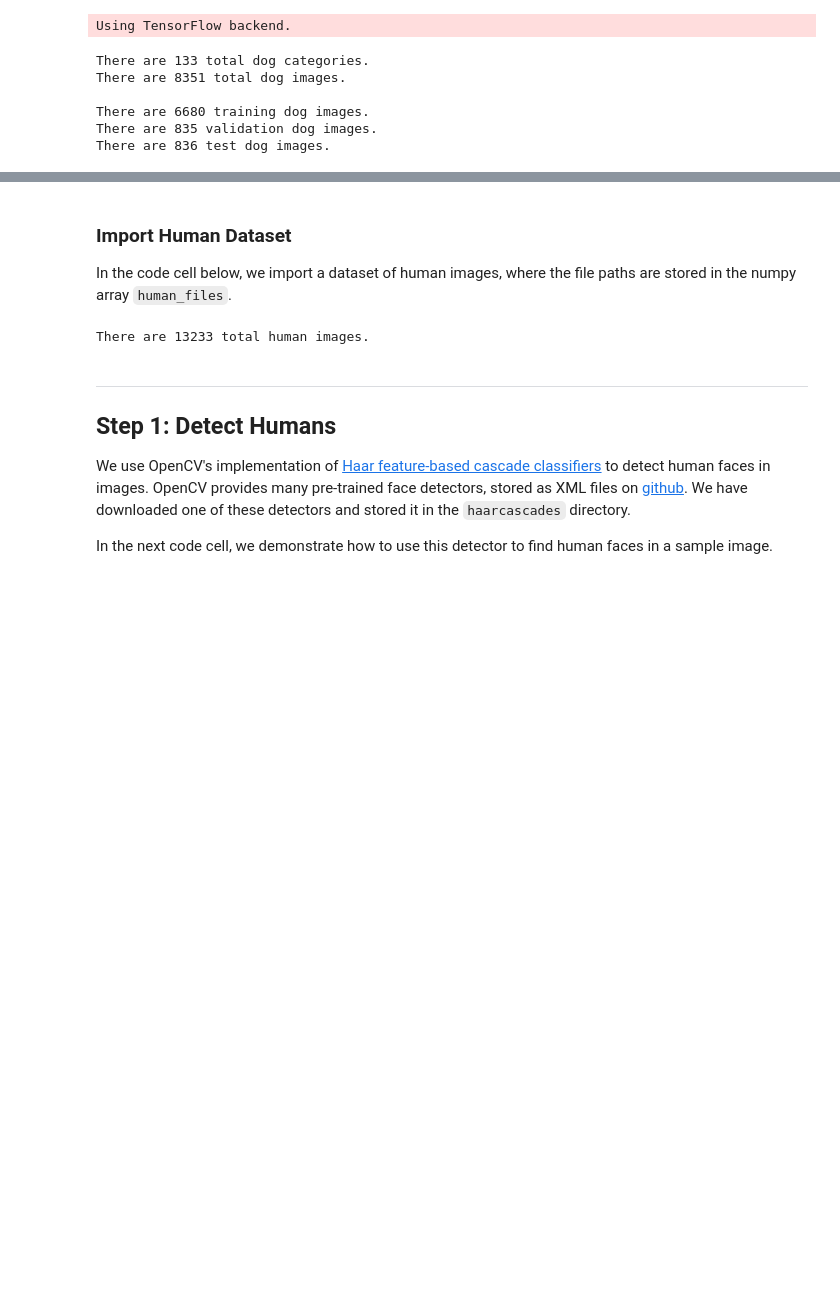
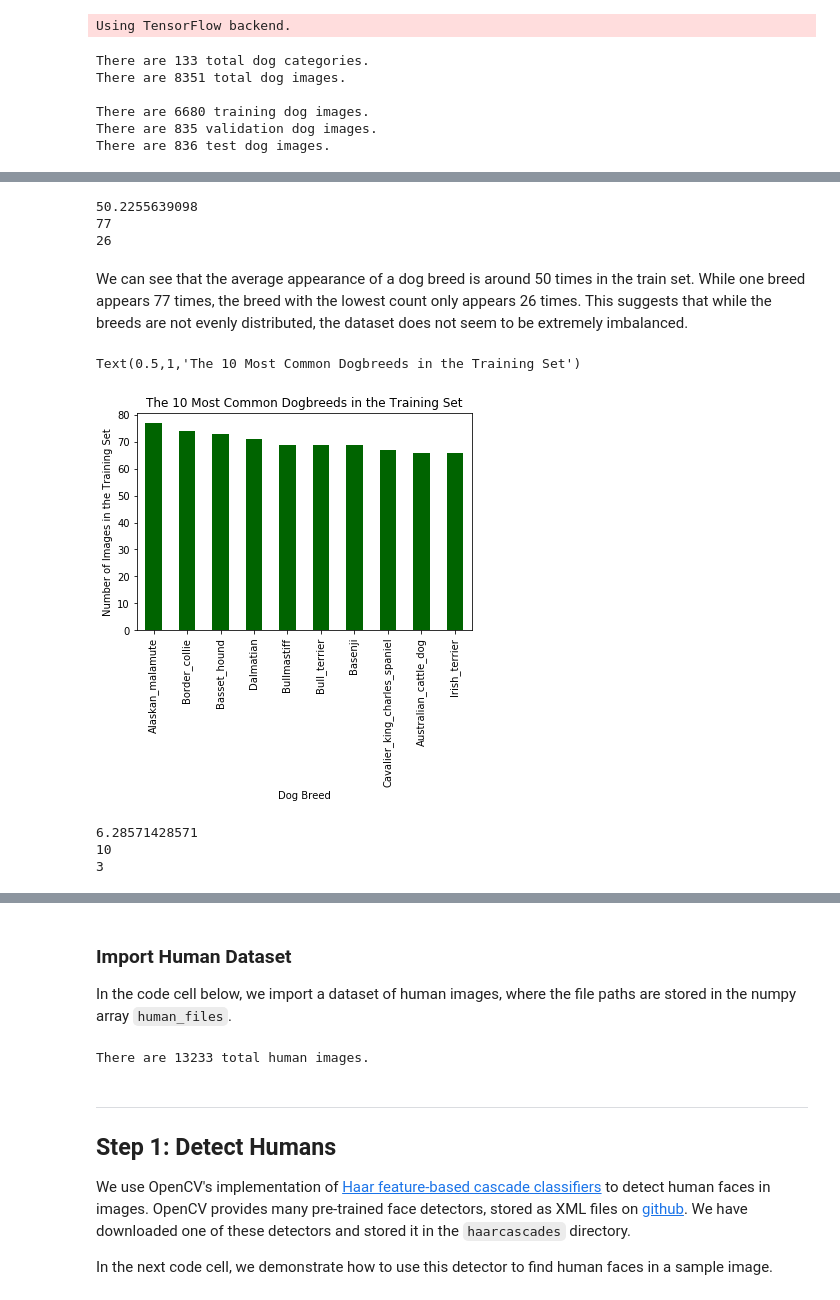
Before and after one commit to benewalter/classifying_dog_breeds, a Jupyter notebook: dog_app.ipynb, the cells around one changed output, grey strips where cells are left out. Cells and saved outputs as stored; diff of their text form; code cells hidden in the pictures; blank space fills up the shorter version.

```diff
--- a/dog_app.ipynb
+++ b/dog_app.ipynb
@@ -93,0 +119,9 @@ There are 836 test dog images.
+# %%
+from PIL import Image
+# Get the number of pixels of each image in train_files
+image_pixels = []
+for img in train_files:
+    im = Image.open(img)
+    width, height = im.size
+    pixels = width*height
+    image_pixels.append(pixels)
@@ -93,0 +133,15 @@ There are 836 test dog images.
+# %%
+# Function that takes in a string a returns the substring after a specified delimiter
+def substring_after(s, delim):
+    return s.partition(delim)[2]
+# Function that takes in a string a returns the substring before a specified delimiter
+def substring_before(s, delim):
+    return s.partition(delim)[0]
+# Function that takes in a path to an image (representing a string value) and a delimiter; based on this it returns the dog
+# name that is part of the image path (representing the dog breed shown in the image)
+def dog_name_extractor(image_path, deliminator):
+    s = image_path
+    s_temp = substring_after(s, deliminator)
+    s_temp_2 = substring_after(s_temp, '.')
+    dog_name = substring_before(s_temp_2, '/')
+    return dog_name
@@ -93,0 +153,12 @@ There are 836 test dog images.
+# %%
+import pandas as pd
+# Get the dog names for every file in the train set
+train_list = []
+counter = 0
+for img in train_files:
+    dog_name = dog_name_extractor(train_files[counter], '../../../data/dog_images/train/')
+    train_list.append(dog_name)
+    counter = counter + 1
+# Convert results list to data frame
+dog_names_train = pd.DataFrame({'dog_names':train_list})
+dog_names_train.head(5)
@@ -93,0 +193,20 @@ There are 836 test dog images.
+# %%
+# Get some descriptive statistics on the dog names in the train set
+print(dog_names_train['dog_names'].value_counts().mean())
+print(dog_names_train['dog_names'].value_counts().max())
+print(dog_names_train['dog_names'].value_counts().min())
+# %% [output]
+50.2255639098
+77
+26
+# %% [markdown]
+We can see that the average appearance of a dog breed is around 50 times in the train set. While one breed appears 77 times, the breed with the lowest count only appears 26 times. This suggests that while the breeds are not evenly distributed, the dataset does not seem to be extremely imbalanced.
+# %%
+# Plot the ten most frequent dog breeds in the training set
+dog_names_train['dog_names'].value_counts().sort_values(ascending=False).head(10).plot(kind = 'bar', color = 'darkgreen')
+plt.xlabel('Dog Breed')
+plt.ylabel('Number of Images in the Training Set')
+plt.title('The 10 Most Common Dogbreeds in the Training Set')
+# %% [output]
+Text(0.5,1,'The 10 Most Common Dogbreeds in the Training Set')
+[figure, added]
@@ -93,0 +223,9 @@ There are 836 test dog images.
+# %%
+# Get some descriptive statistics on the dog names in the test set
+print(dog_names_test['dog_names'].value_counts().mean())
+print(dog_names_test['dog_names'].value_counts().max())
+print(dog_names_test['dog_names'].value_counts().min())
+# %% [output]
+6.28571428571
+10
+3
```
Also changed, not shown: parts of 32 cells of this notebook.
